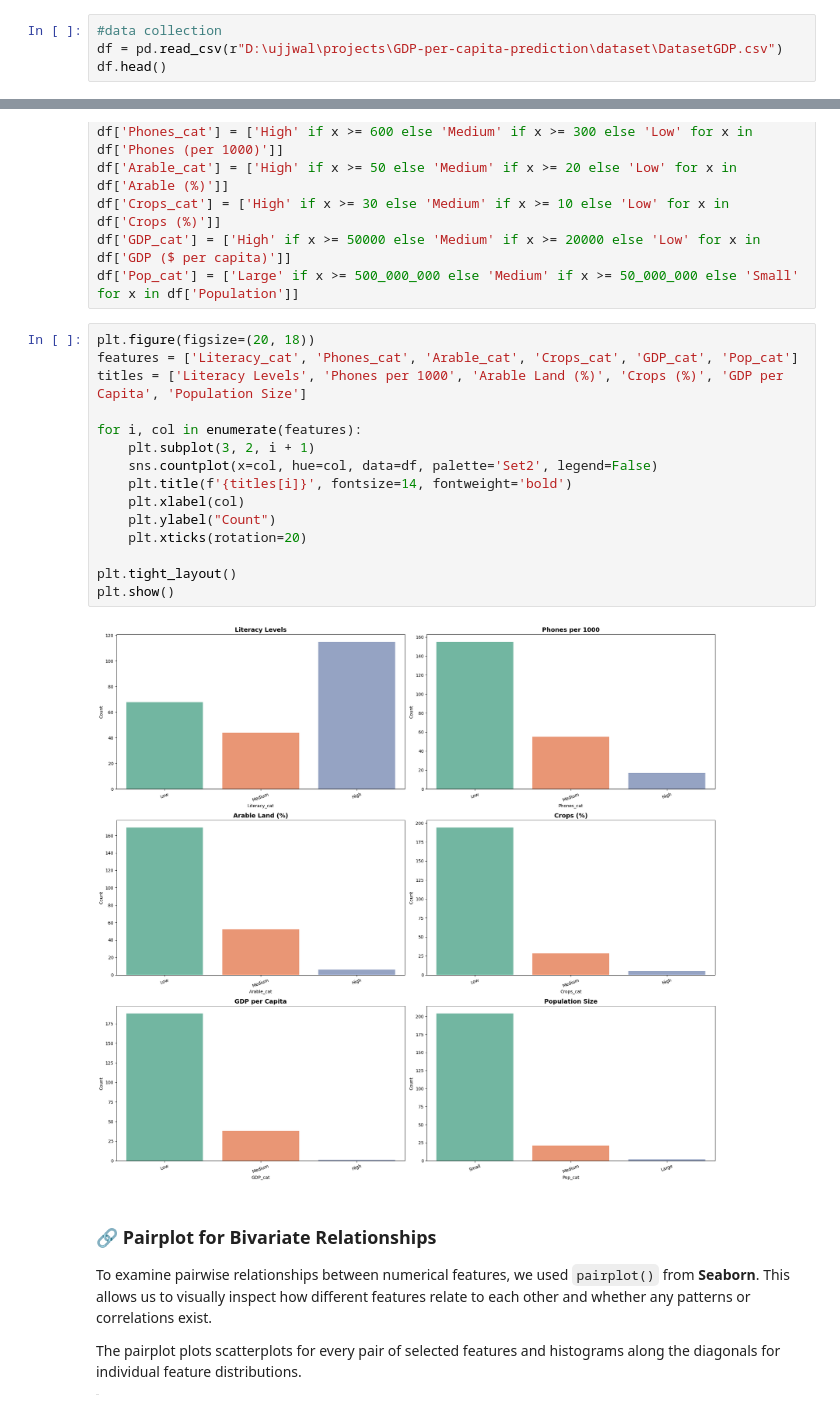
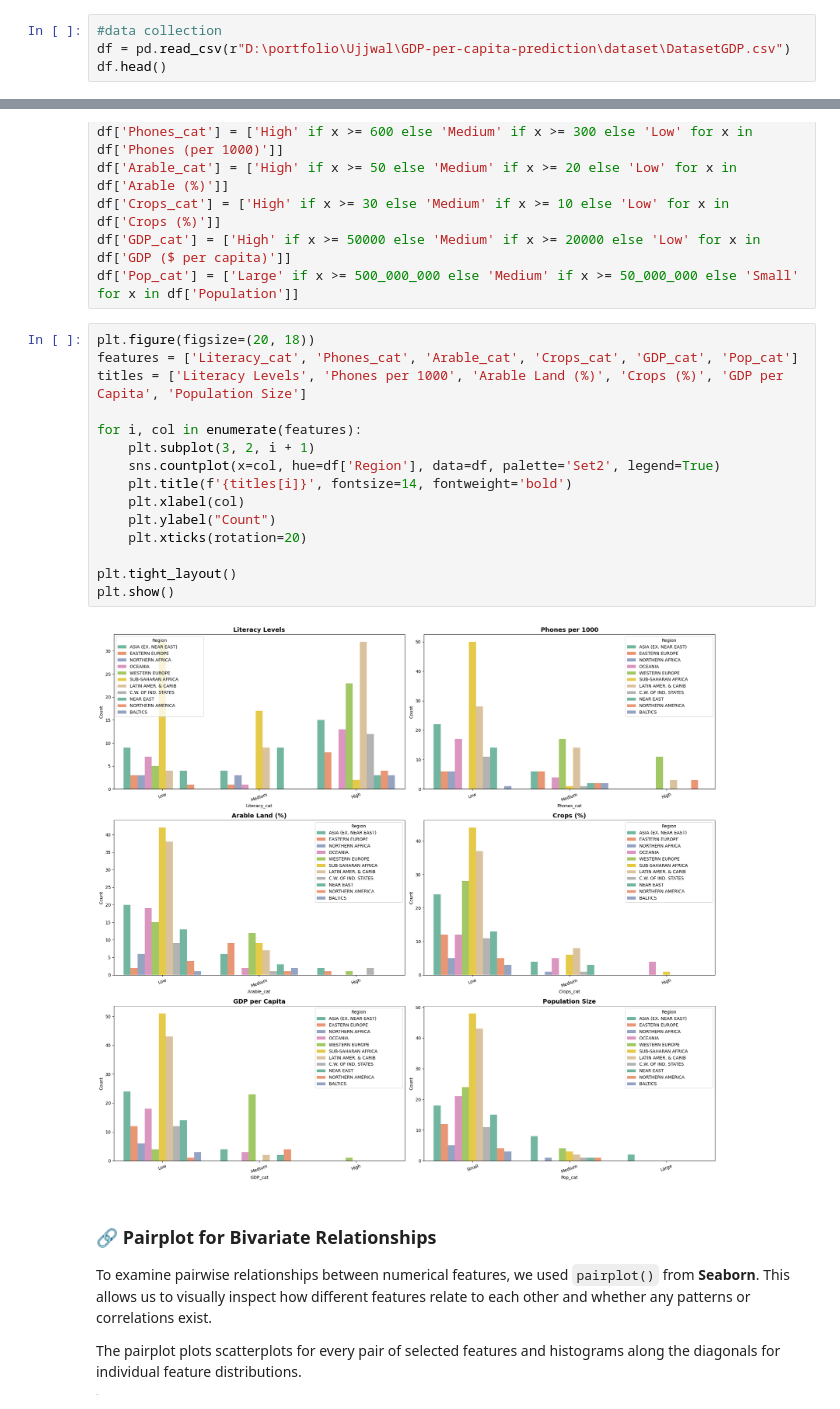
Before and after one commit to ujjwal-hirwani/GDP-per-capita-prediction, a Jupyter notebook: training/GDP_per_capita_prediction_analysis.ipynb, the cells around one changed output, grey strips where cells are left out. Drawn from its saved outputs; the diff is of its cells as text.

```diff
--- a/training/GDP_per_capita_prediction_analysis.ipynb
+++ b/training/GDP_per_capita_prediction_analysis.ipynb
@@ -20,7 +20,7 @@ import pickle
 ### Step 3: Read the Dataset
 # %%
 #data collection
-df = pd.read_csv(r"D:\ujjwal\projects\GDP-per-capita-prediction\dataset\DatasetGDP.csv")
+df = pd.read_csv(r"D:\portfolio\Ujjwal\GDP-per-capita-prediction\dataset\DatasetGDP.csv")
 df.head()
 # %% [output]
 |  | Country | Region | Population | Area (sq. mi.) | Pop. Density (per sq. mi.) | Coastline (coast/area ratio) | ... |
@@ -258,20 +247,20 @@ df['Pop_cat'] = ['Large' if x >= 500_000_000 else 'Medium' if x >= 50_000_000 el
 # %%
 plt.figure(figsize=(20, 18))
 features = ['Literacy_cat', 'Phones_cat', 'Arable_cat', 'Crops_cat', 'GDP_cat', 'Pop_cat']
 titles = ['Literacy Levels', 'Phones per 1000', 'Arable Land (%)', 'Crops (%)', 'GDP per Capita', 'Population Size']
 
 for i, col in enumerate(features):
     plt.subplot(3, 2, i + 1)
-    sns.countplot(x=col, hue=col, data=df, palette='Set2', legend=False)
+    sns.countplot(x=col, hue=df['Region'], data=df, palette='Set2', legend=True)
     plt.title(f'{titles[i]}', fontsize=14, fontweight='bold')
     plt.xlabel(col)
     plt.ylabel("Count")
     plt.xticks(rotation=20)
 
 plt.tight_layout()
 plt.show()
 # %% [output]
-[figure, old version]
+[figure, new version]
 # %% [markdown]
 ### 🔗 Pairplot for Bivariate Relationships
 
```
Also changed, not shown: parts of 3 cells of this notebook.
